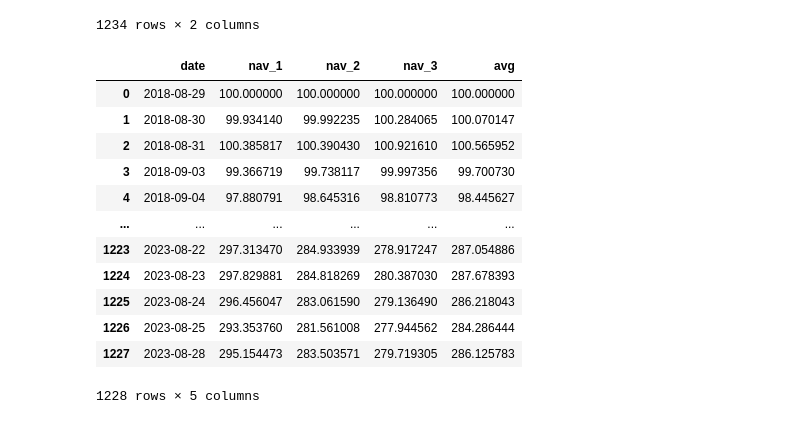
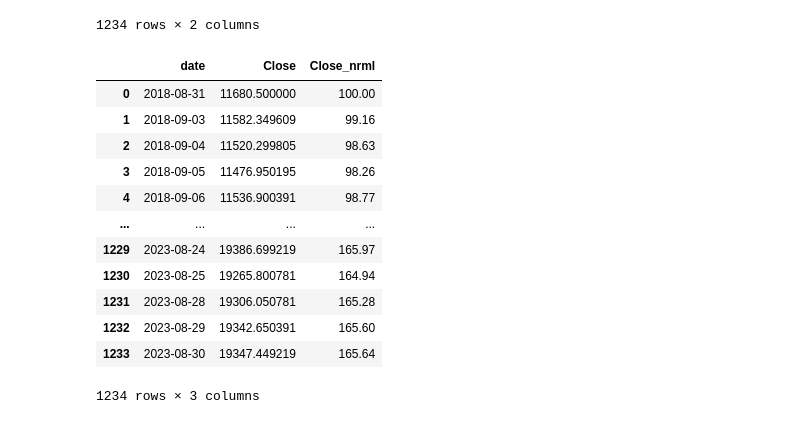
Before and after one commit to amanhooda98/Mutual_Fund_Analytics, a Jupyter notebook: Mutual_Fund_Analytics.ipynb, the cells around one changed output. Cells and saved outputs as stored; diff of their text form; code cells hidden in the pictures.

```diff
--- a/Mutual_Fund_Analytics.ipynb
+++ b/Mutual_Fund_Analytics.ipynb
@@ -324,16 +317,0 @@ merge_df["avg"] = merge_df[["nav_1", "nav_2", "nav_3"]].mean(axis=1)
-# %%
-merge_df
-# %% [output]
-|  | date | nav_1 | nav_2 | nav_3 | avg |
-| 0 | 2018-08-29 | 100.000000 | 100.000000 | 100.000000 | 100.000000 |
-| 1 | 2018-08-30 | 99.934140 | 99.992235 | 100.284065 | 100.070147 |
-| 2 | 2018-08-31 | 100.385817 | 100.390430 | 100.921610 | 100.565952 |
-| 3 | 2018-09-03 | 99.366719 | 99.738117 | 99.997356 | 99.700730 |
-| 4 | 2018-09-04 | 97.880791 | 98.645316 | 98.810773 | 98.445627 |
-| ... | ... | ... | ... | ... | ... |
-| 1223 | 2023-08-22 | 297.313470 | 284.933939 | 278.917247 | 287.054886 |
-| 1224 | 2023-08-23 | 297.829881 | 284.818269 | 280.387030 | 287.678393 |
-| 1225 | 2023-08-24 | 296.456047 | 283.061590 | 279.136490 | 286.218043 |
-| 1226 | 2023-08-25 | 293.353760 | 281.561008 | 277.944562 | 284.286444 |
-| 1227 | 2023-08-28 | 295.154473 | 283.503571 | 279.719305 | 286.125783 |
-1228 rows × 5 columns
@@ -339,0 +324,16 @@ merge_df
+# %%
+index_df
+# %% [output]
+|  | date | Close | Close_nrml |
+| 0 | 2018-08-31 | 11680.500000 | 100.00 |
+| 1 | 2018-09-03 | 11582.349609 | 99.16 |
+| 2 | 2018-09-04 | 11520.299805 | 98.63 |
+| 3 | 2018-09-05 | 11476.950195 | 98.26 |
+| 4 | 2018-09-06 | 11536.900391 | 98.77 |
+| ... | ... | ... | ... |
+| 1229 | 2023-08-24 | 19386.699219 | 165.97 |
+| 1230 | 2023-08-25 | 19265.800781 | 164.94 |
+| 1231 | 2023-08-28 | 19306.050781 | 165.28 |
+| 1232 | 2023-08-29 | 19342.650391 | 165.60 |
+| 1233 | 2023-08-30 | 19347.449219 | 165.64 |
+1234 rows × 3 columns
```
Also changed, not shown: parts of 13 cells of this notebook, 1 other file.
